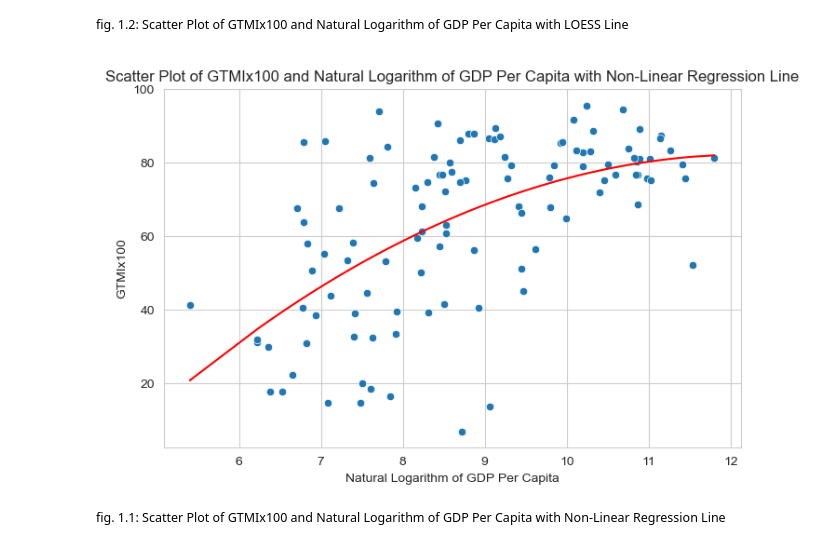
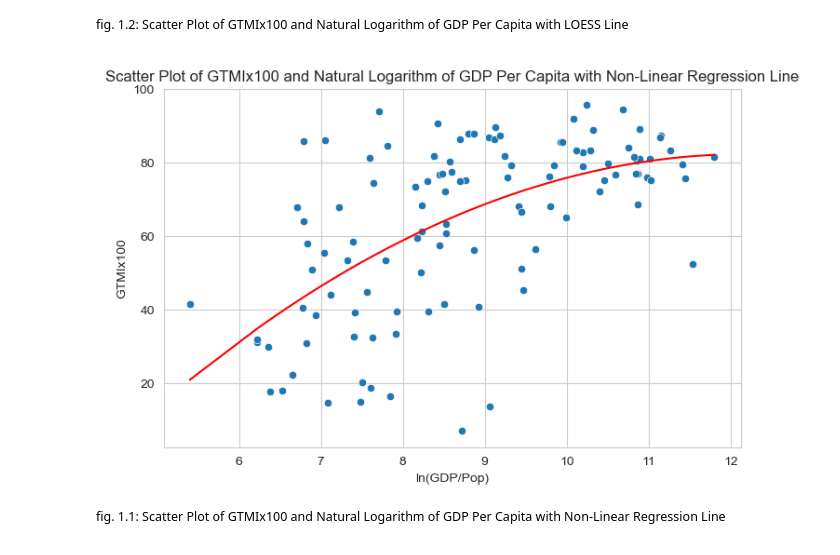
Before and after one commit to viethngn/CEU_MSc_BA_ECBS5142_Data_Analysis_2, a Jupyter notebook: final_term_project/gov_tech_maturity_analysis_final_term_project_viethngn.ipynb, the cells around one changed output. Saved outputs shown, nothing was run; the diff lists cells and outputs as text; code cells hidden in the pictures.

```diff
--- a/final_term_project/gov_tech_maturity_analysis_final_term_project_viethngn.ipynb
+++ b/final_term_project/gov_tech_maturity_analysis_final_term_project_viethngn.ipynb
@@ -350,28 +350,28 @@ plt.show()
 # %%
 # data for the plot
 x = df['ln_GDP_per_capita']
 y = df['GTMIx100']
 
 # creating a scatter plot with a non-linear regression line using seaborn
 plt.figure(figsize=(8, 5))
 sns.scatterplot(x=x, y=y)
 
 # sorting the x values and calculating the corresponding predicted y values
 x_sorted = np.sort(x)
 predicted_y = reg1_1.params['Intercept'] + reg1_1.params['ln_GDP_per_capita'] * x_sorted + reg1_1.params['ln_GDP_per_capita_sq'] * np.power(x_sorted, 2)
 
 # adding the non-linear regression line
 plt.plot(x_sorted, predicted_y, color='red')
 
 # adding titles and labels
 plt.title('Scatter Plot of GTMIx100 and Natural Logarithm of GDP Per Capita with Non-Linear Regression Line')
-plt.xlabel('Natural Logarithm of GDP Per Capita')
+plt.xlabel('ln(GDP/Pop)')
 plt.ylabel('GTMIx100')
 
 # show the plot
 plt.show()
 # %% [output]
-[figure, old version]
+[figure, new version]
 # %% [markdown]
 <sup>fig. 1.1: Scatter Plot of GTMIx100 and Natural Logarithm of GDP Per Capita with Non-Linear Regression Line</sup>
 # %% [markdown]
```
Also changed, not shown: parts of 1 cell of this notebook, 1 other file.
